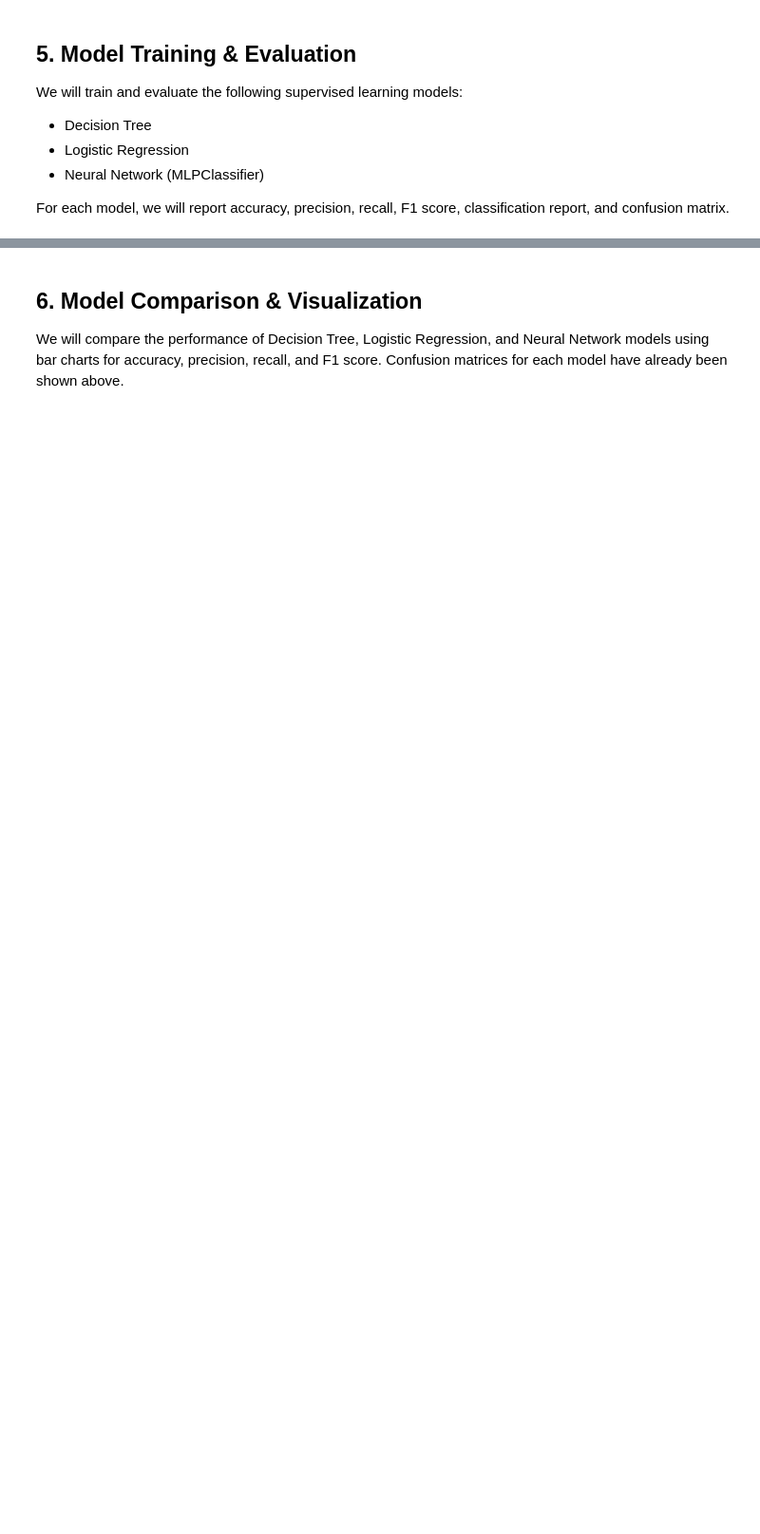
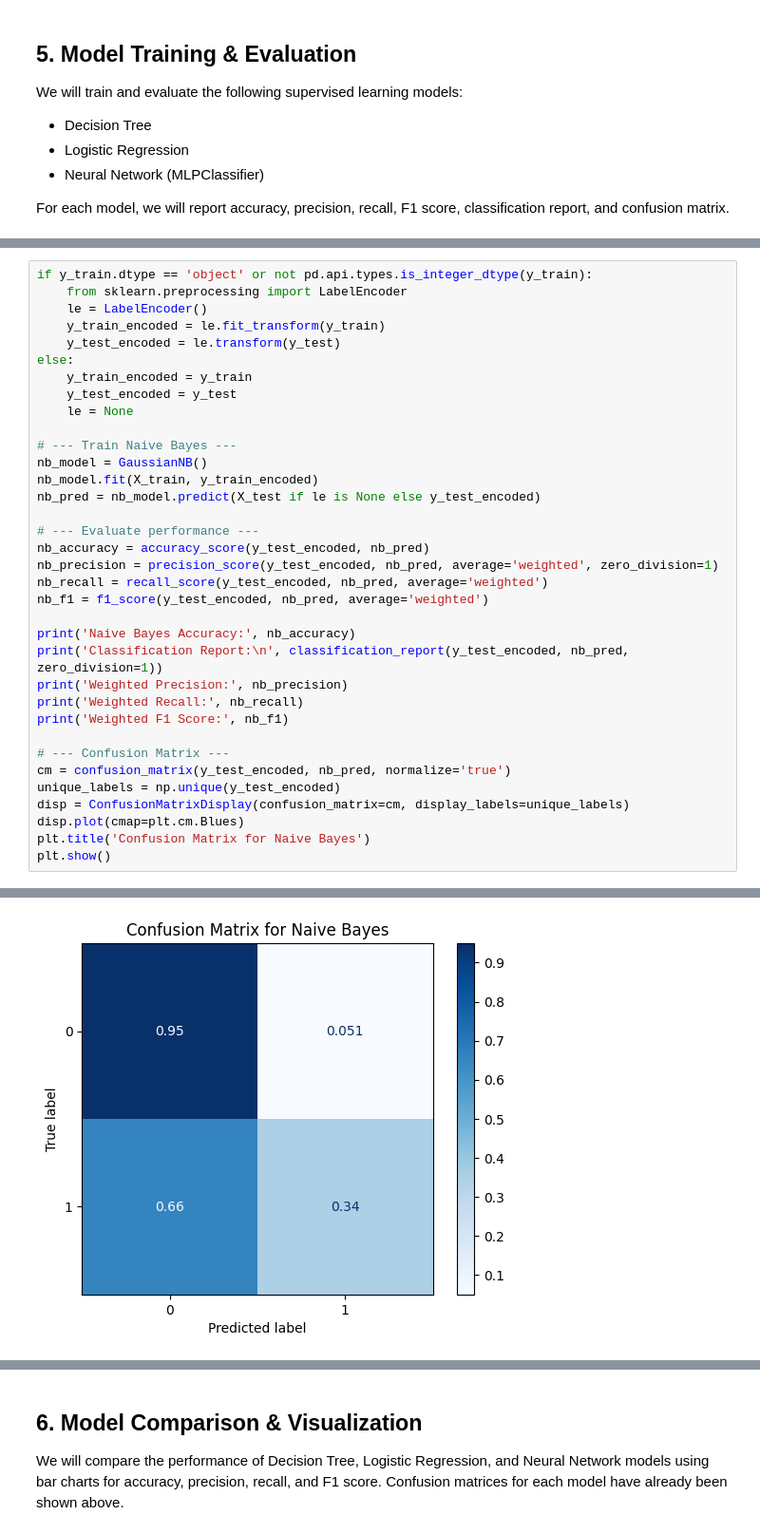
Before and after one commit to uzicodes/Adult_Income_ML_Predictor, a Jupyter notebook: adult_income.ipynb, the cells around one changed output, grey strips where cells are left out. Shown at 95% size. Drawn from its saved outputs; the diff is of its cells as text; blank space fills up the shorter version.

```diff
--- a/adult_income.ipynb
+++ b/adult_income.ipynb
@@ -301,0 +268,36 @@ Neural Network Weighted Average F1 Score: 0.8483447201444761
+# %%
+if y_train.dtype == 'object' or not pd.api.types.is_integer_dtype(y_train):
+    from sklearn.preprocessing import LabelEncoder
+    le = LabelEncoder()
+    y_train_encoded = le.fit_transform(y_train)
+    y_test_encoded = le.transform(y_test)
+else:
+    y_train_encoded = y_train
+    y_test_encoded = y_test
+    le = None
+
+# --- Train Naive Bayes ---
+nb_model = GaussianNB()
+nb_model.fit(X_train, y_train_encoded)
+nb_pred = nb_model.predict(X_test if le is None else y_test_encoded)
+
+# --- Evaluate performance ---
+nb_accuracy = accuracy_score(y_test_encoded, nb_pred)
+nb_precision = precision_score(y_test_encoded, nb_pred, average='weighted', zero_division=1)
+nb_recall = recall_score(y_test_encoded, nb_pred, average='weighted')
+nb_f1 = f1_score(y_test_encoded, nb_pred, average='weighted')
+
+print('Naive Bayes Accuracy:', nb_accuracy)
+print('Classification Report:\n', classification_report(y_test_encoded, nb_pred, zero_division=1))
+print('Weighted Precision:', nb_precision)
+print('Weighted Recall:', nb_recall)
+print('Weighted F1 Score:', nb_f1)
+
+# --- Confusion Matrix ---
+cm = confusion_matrix(y_test_encoded, nb_pred, normalize='true')
+unique_labels = np.unique(y_test_encoded)
+disp = ConfusionMatrixDisplay(confusion_matrix=cm, display_labels=unique_labels)
+disp.plot(cmap=plt.cm.Blues)
+plt.title('Confusion Matrix for Naive Bayes')
+plt.show()
+# %% [output]
@@ -301,0 +318 @@ Neural Network Weighted Average F1 Score: 0.8483447201444761
+[figure, added]
```
Also changed, not shown: parts of 18 cells of this notebook.
